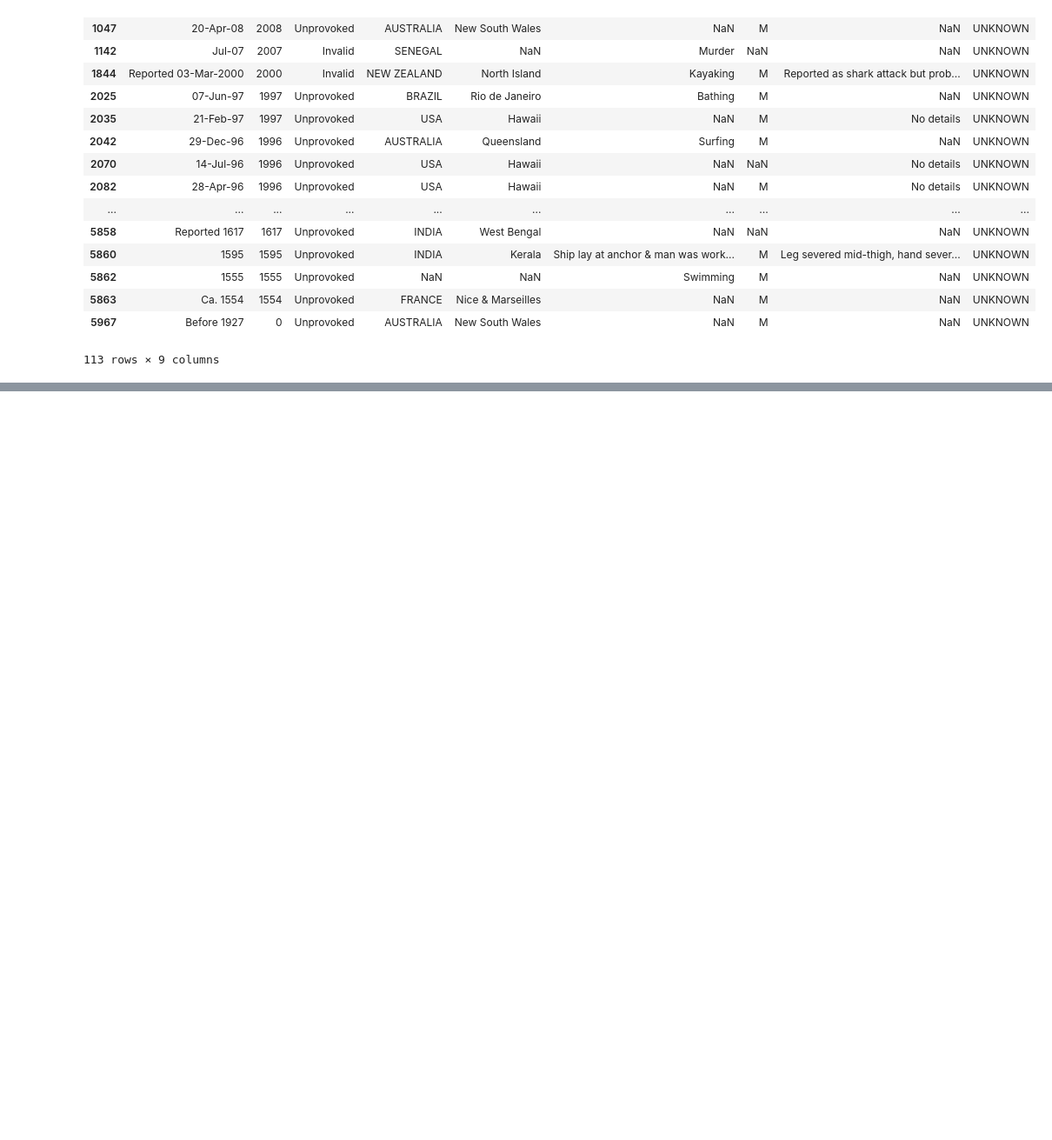
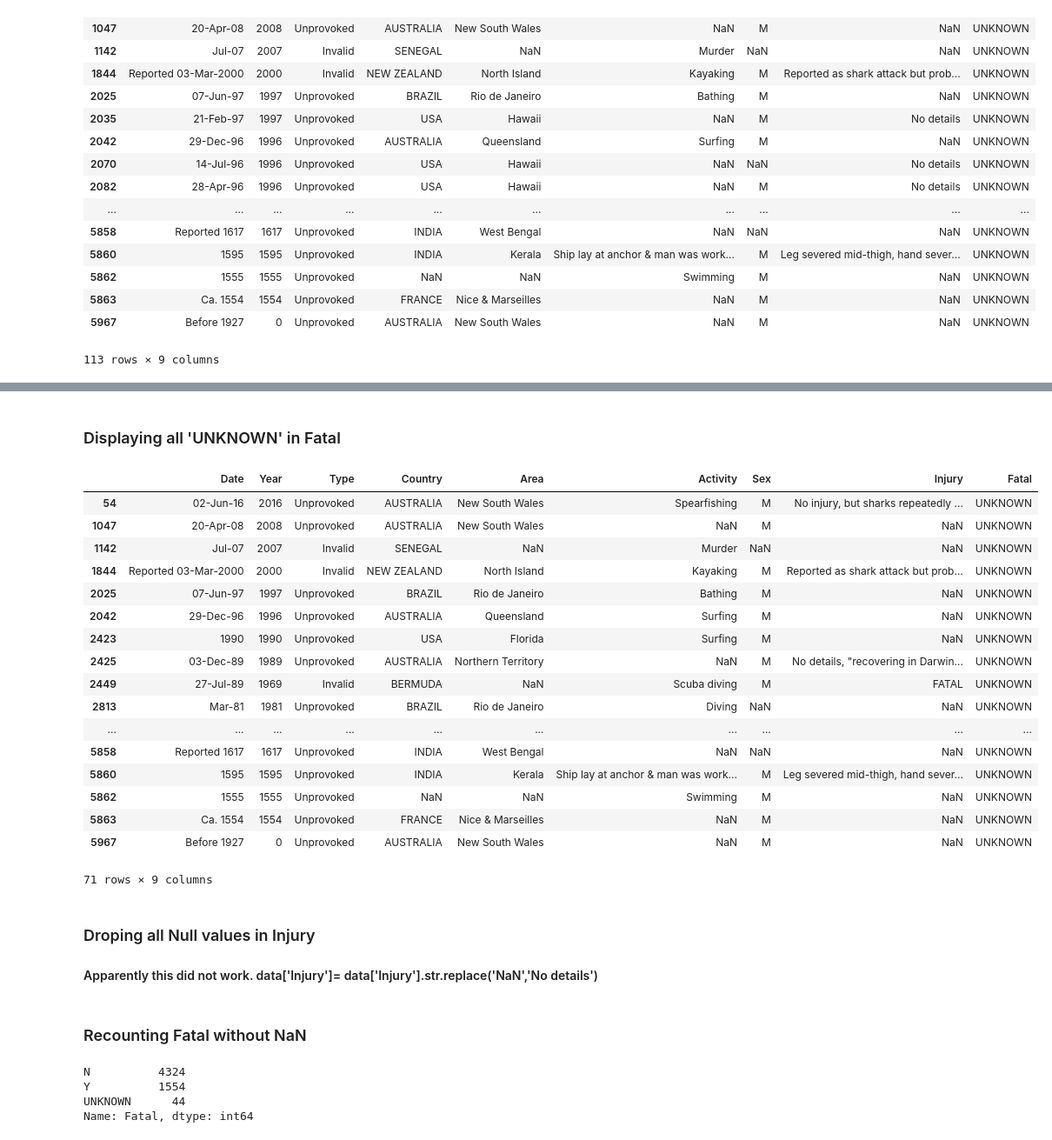
Before and after one commit to ironhack-datalabs/datamad0419, a Jupyter notebook: module-1/pandas-project/your-code/data-wrangling.ipynb, the cells around one changed output, grey strips where cells are left out. Shown at 87% size. Cells and saved outputs as stored; diff of their text form; code cells hidden in the pictures; blank space fills up the shorter version.

```diff
--- a/module-1/pandas-project/your-code/data-wrangling.ipynb
+++ b/module-1/pandas-project/your-code/data-wrangling.ipynb
@@ -195,0 +216,30 @@ KeyError: 'No details'
+# %%
+data = data.drop([401, 2035, 2070, 2082, 2098, 2103, 2163, 2179, 2184, 2317, 2436, 2581, 2657, 2675, 2718,
+                 2771, 2773, 2781, 2816, 3171, 3186, 3204, 3216, 3319, 3422, 3548, 4043, 4084, 4097, 4552, 4559,
+                 4030, 4560, 4768, 4799, 4873, 4928, 5114, 5373, 5432, 5464, 5465, 5583])
+# %% [markdown]
+### Displaying all 'UNKNOWN' in Fatal
+# %%
+data.loc[data.Fatal == 'UNKNOWN']
+# %% [output]
+|  | Date | Year | Type | Country | Area | Activity | Sex | Injury | Fatal |
+| 54 | 02-Jun-16 | 2016 | Unprovoked | AUSTRALIA | New South Wales | Spearfishing | M | No injury, but sharks repeatedly ... | UNKNOWN |
+| 1047 | 20-Apr-08 | 2008 | Unprovoked | AUSTRALIA | New South Wales | NaN | M | NaN | UNKNOWN |
+| 1142 | Jul-07 | 2007 | Invalid | SENEGAL | NaN | Murder | NaN | NaN | UNKNOWN |
+| 1844 | Reported 03-Mar-2000 | 2000 | Invalid | NEW ZEALAND | North Island | Kayaking | M | Reported as shark attack but prob... | UNKNOWN |
+| 2025 | 07-Jun-97 | 1997 | Unprovoked | BRAZIL | Rio de Janeiro | Bathing | M | NaN | UNKNOWN |
+| 2042 | 29-Dec-96 | 1996 | Unprovoked | AUSTRALIA | Queensland | Surfing | M | NaN | UNKNOWN |
+| 2423 | 1990 | 1990 | Unprovoked | USA | Florida | Surfing | M | NaN | UNKNOWN |
+| 2425 | 03-Dec-89 | 1989 | Unprovoked | AUSTRALIA | Northern Territory | NaN | M | No details, "recovering in Darwin... | UNKNOWN |
+| 2449 | 27-Jul-89 | 1969 | Invalid | BERMUDA | NaN | Scuba diving | M | FATAL | UNKNOWN |
+| 2813 | Mar-81 | 1981 | Unprovoked | BRAZIL | Rio de Janeiro | Diving | NaN | NaN | UNKNOWN |
+| ... | ... | ... | ... | ... | ... | ... | ... | ... | ... |
+| 5858 | Reported 1617 | 1617 | Unprovoked | INDIA | West Bengal | NaN | NaN | NaN | UNKNOWN |
+| 5860 | 1595 | 1595 | Unprovoked | INDIA | Kerala | Ship lay at anchor & man was work... | M | Leg severed mid-thigh, hand sever... | UNKNOWN |
+| 5862 | 1555 | 1555 | Unprovoked | NaN | NaN | Swimming | M | NaN | UNKNOWN |
+| 5863 | Ca. 1554 | 1554 | Unprovoked | FRANCE | Nice & Marseilles | NaN | M | NaN | UNKNOWN |
+| 5967 | Before 1927 | 0 | Unprovoked | AUSTRALIA | New South Wales | NaN | M | NaN | UNKNOWN |
+71 rows × 9 columns
+# %% [markdown]
+### Droping all Null values in Injury
+#### Apparently this did not work. data['Injury']= data['Injury'].str.replace('NaN','No details')
@@ -195,0 +248,10 @@ KeyError: 'No details'
+# %% [markdown]
+### Recounting Fatal without NaN
+# %%
+fatal_count = data.Fatal.value_counts()
+print(fatal_count)
+# %% [output]
+N          4324
+Y          1554
+UNKNOWN      44
+Name: Fatal, dtype: int64
```
Also changed, not shown: parts of 14 cells of this notebook, 1 other file.
